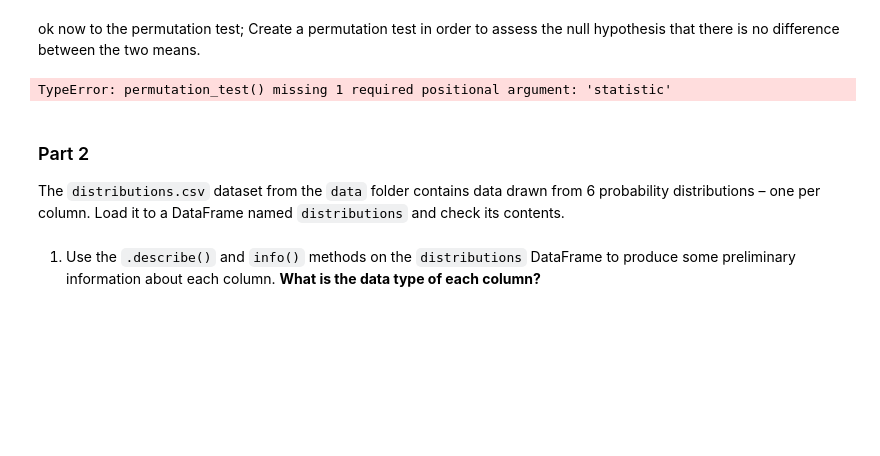
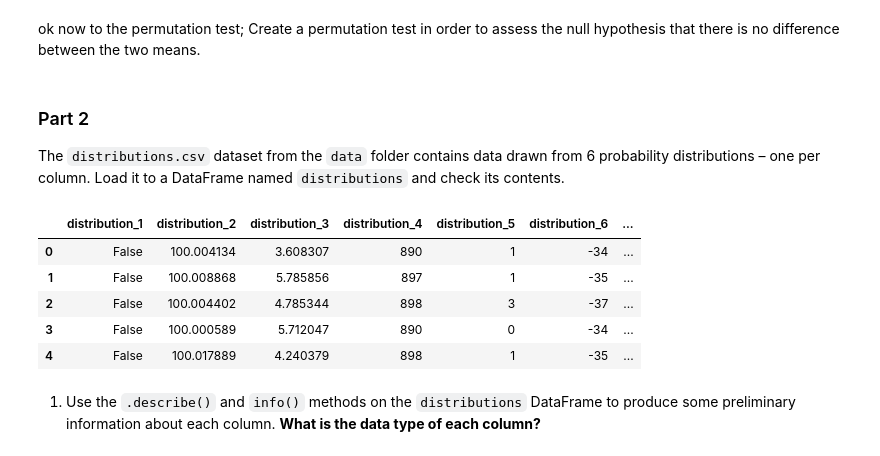
Before and after one commit to extra-jalapenos/statistics-final-assignment, a Jupyter notebook: assignment.ipynb, the cells around one changed output. Cells and saved outputs as stored; diff of their text form; code cells hidden in the pictures; blank space fills up the shorter version.

```diff
--- a/assignment.ipynb
+++ b/assignment.ipynb
@@ -100,12 +100,20 @@ ok now to the permutation test;
 Create a permutation test in order to assess the null hypothesis that there is no difference between the two means.
 # %%
 from scipy import stats
-test = stats.permutation_test(onlyPoultryAndFish)
+# test = stats.permutation_test(onlyPoultryAndFish)
-# %% [output]
-TypeError: permutation_test() missing 1 required positional argument: 'statistic'
 # %% [markdown]
 ### Part 2
 
 The `distributions.csv` dataset from the `data` folder contains data drawn from 6 probability distributions – one per column. Load it to a DataFrame named `distributions` and check its contents.
+# %%
+distributions = pd.read_csv("data/distributions.csv")
+distributions.head()
+# %% [output]
+|  | distribution_1 | distribution_2 | distribution_3 | distribution_4 | distribution_5 | distribution_6 | ... |
+| 0 | False | 100.004134 | 3.608307 | 890 | 1 | -34 | ... |
+| 1 | False | 100.008868 | 5.785856 | 897 | 1 | -35 | ... |
+| 2 | False | 100.004402 | 4.785344 | 898 | 3 | -37 | ... |
+| 3 | False | 100.000589 | 5.712047 | 890 | 0 | -34 | ... |
+| 4 | False | 100.017889 | 4.240379 | 898 | 1 | -35 | ... |
 # %% [markdown]
 1. Use the `.describe()` and `info()` methods on the `distributions` DataFrame to produce some preliminary information about each column. **What is the data type of each column?**
```
Also changed, not shown: parts of 4 cells of this notebook.
